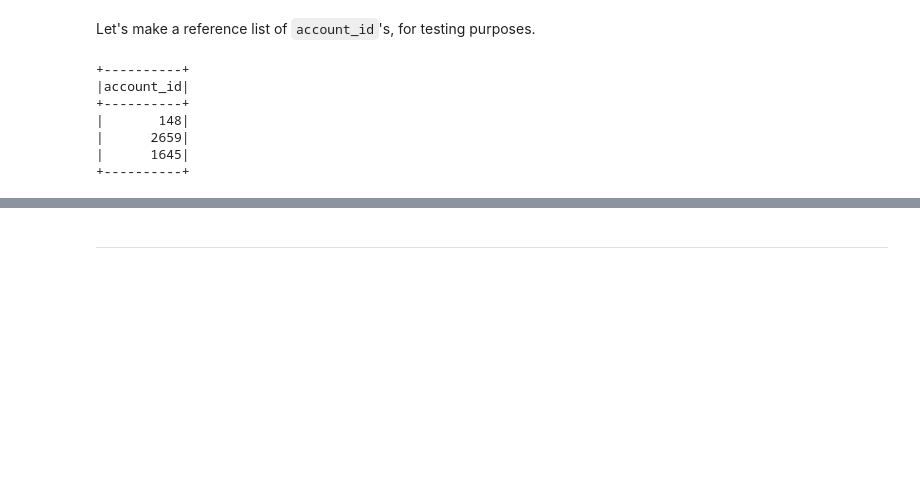
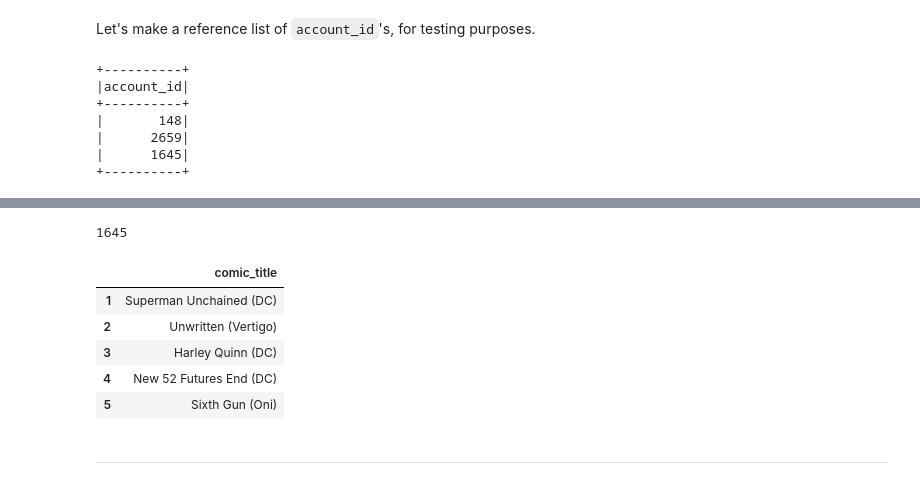
Before and after one commit to werlindo/comics_rx, a Jupyter notebook: comics_rx-als.ipynb, the cells around one changed output, grey strips where cells are left out. Saved outputs shown, nothing was run; the diff lists cells and outputs as text; code cells hidden in the pictures; blank space fills up the shorter version.

```diff
--- a/comics_rx-als.ipynb
+++ b/comics_rx-als.ipynb
@@ -579,3 +554,14 @@ userSubsetRecs.show()
+# %%
+top_n_df = cr.get_top_n_recs_for_user(spark=spark, model=model, topn=5)
+top_n_df
+# %% [output]
+1645
+|  | comic_title |
+| 1 | Superman Unchained (DC) |
+| 2 | Unwritten (Vertigo) |
+| 3 | Harley Quinn (DC) |
+| 4 | New 52 Futures End (DC) |
+| 5 | Sixth Gun (Oni) |
 # %% [markdown]
 ---
 # %% [markdown]
```
Also changed, not shown: parts of 24 cells of this notebook, 1 other file.
